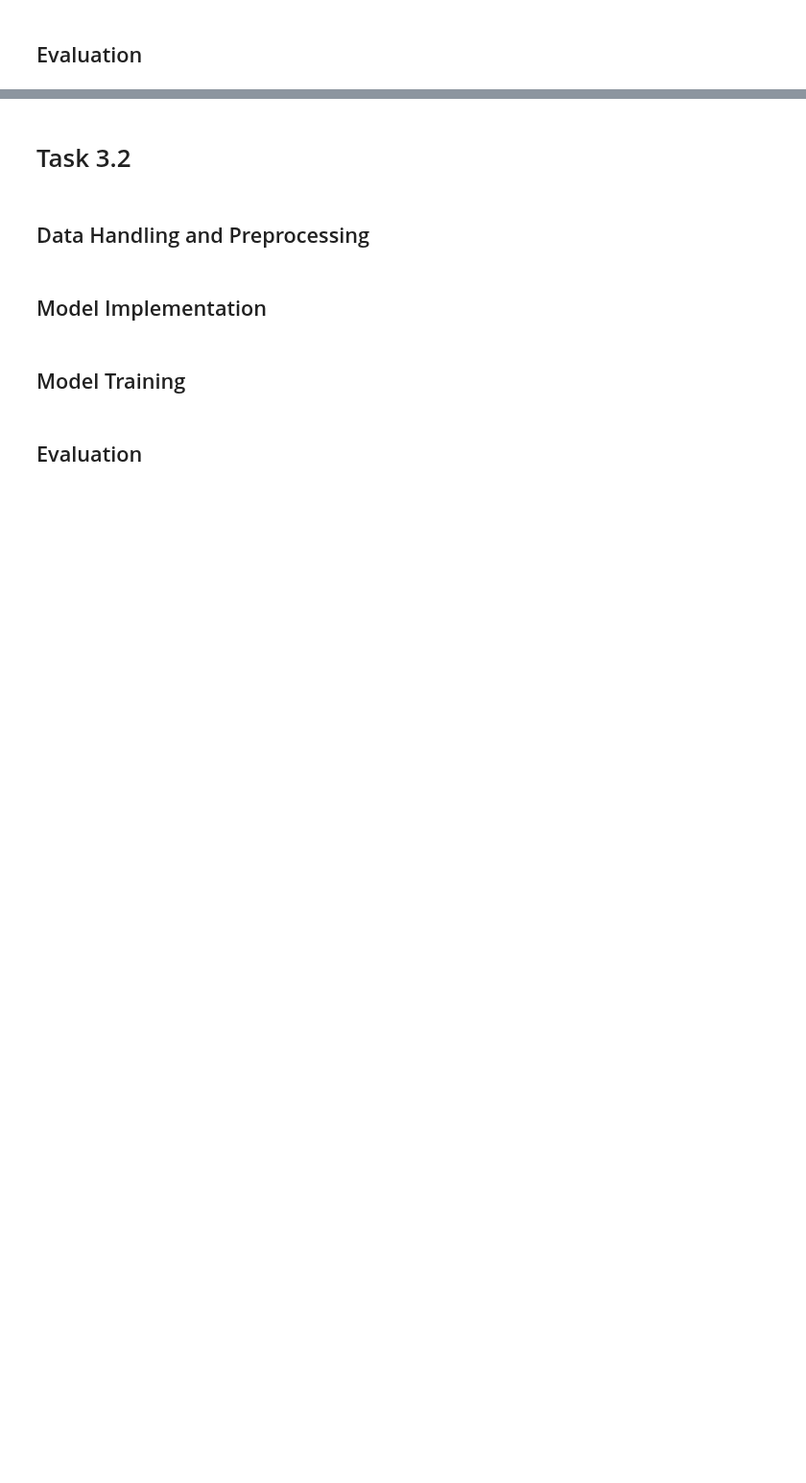
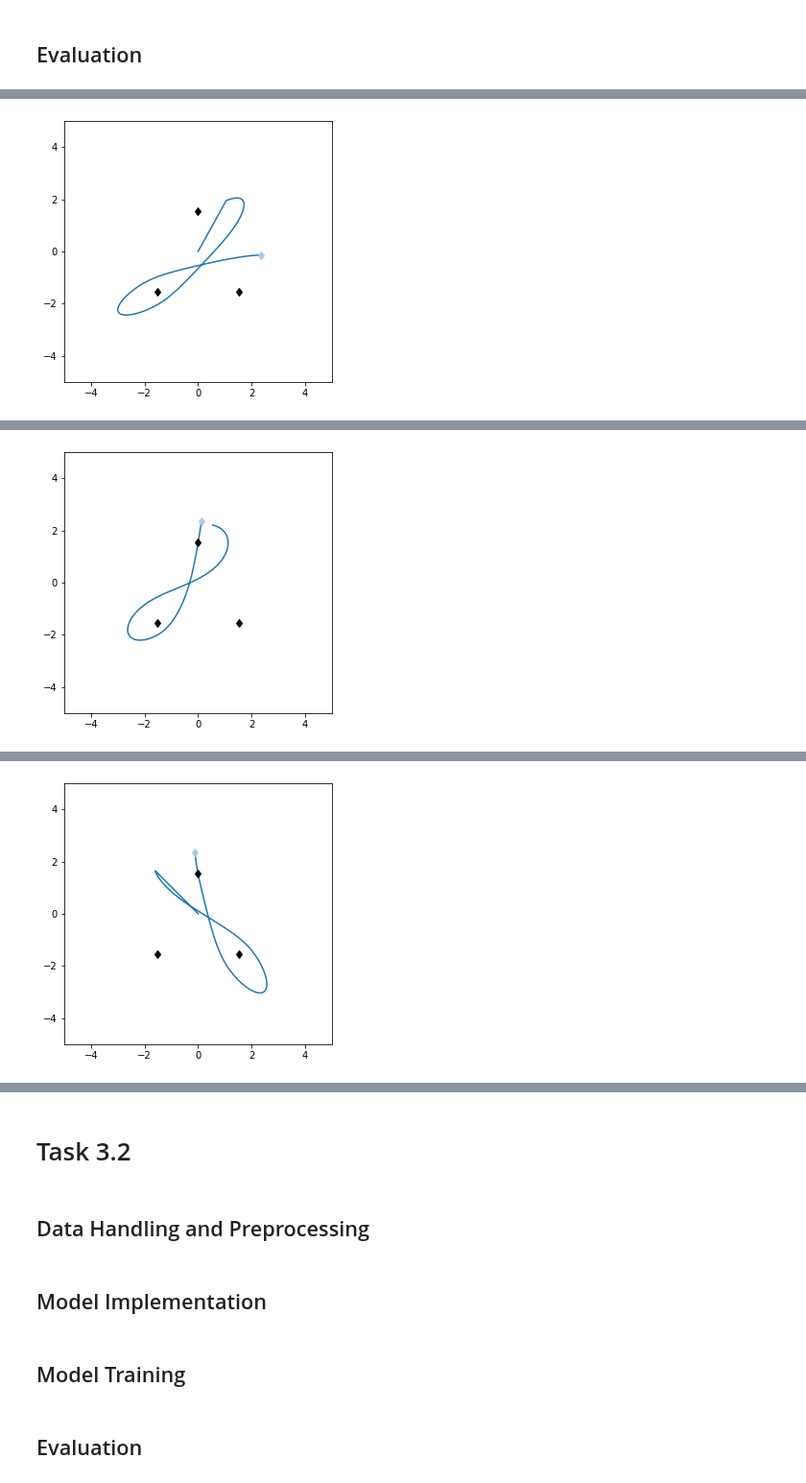
Before and after one commit to mandjevant/tue-deeplearning, a Jupyter notebook: assignments/assignment_2_3/a3_skeleton_peter.ipynb, the cells around one changed output, grey strips where cells are left out. Shown at 96% size. Saved outputs shown, nothing was run; the diff lists cells and outputs as text; code cells hidden in the pictures; blank space fills up the shorter version.

```diff
--- a/assignments/assignment_2_3/a3_skeleton_peter.ipynb
+++ b/assignments/assignment_2_3/a3_skeleton_peter.ipynb
@@ -390,0 +413,25 @@ Test L1 error is 0.13292494416236877
+# %%
+# Check where does the model perform the worst
+def topk_err(model, dl, k = 3, loss_fn=torch.nn.L1Loss()):
+    '''
+    Return the x values with topk worst predictions of model on dl, by given loss function.
+    '''
+    with torch.no_grad():
+        # List of length k stored as (x, y, y_pred, loss), sorted by loss value (max first)
+        worst_x = []
+        for x, y in dl:
+            y_pred = model(x)
+            for i in range(x.shape[0]):
+                loss = loss_fn(y[i], y_pred[i])
+                worst_x.append((x[i], y[i], y_pred[i], loss))
+        worst_x = sorted(worst_x, key=lambda p: -p[3])
+        return worst_x[:k]
+
+# Plot the worst prediction examples
+examples = topk_err(model_best, test_dl, k=5)
+for (x, y, y_pred, loss) in examples:
+    print(f'y: {y}, y_pred: {y_pred}, loss: {loss}')
+    plot_example(x)
+# Notes: error seems to be big when the charge magnitude is large, even though % diff is not bad
+# also not good when it never approaches one of them
+# %% [output]
@@ -390,0 +439 @@ Test L1 error is 0.13292494416236877
+[figure, added]
@@ -390,0 +441 @@ Test L1 error is 0.13292494416236877
+[figure, added]
@@ -390,0 +443 @@ Test L1 error is 0.13292494416236877
+[figure, added]
```
Also changed, not shown: parts of 11 cells of this notebook.
